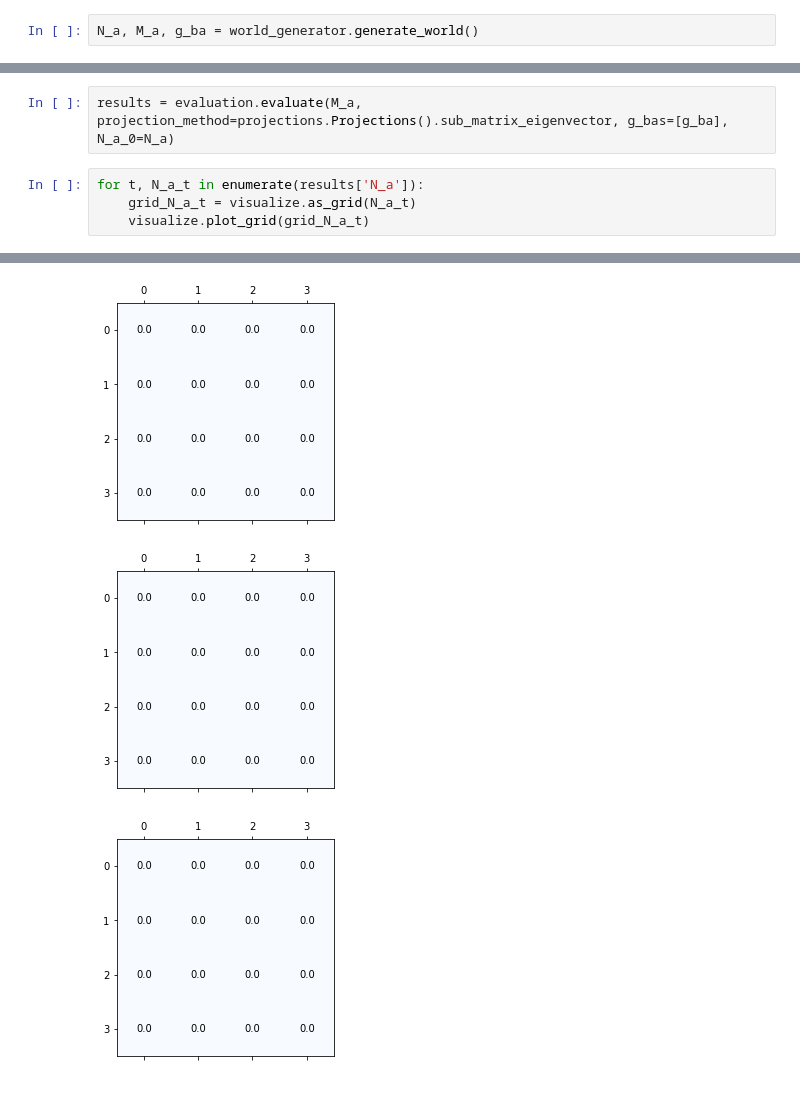
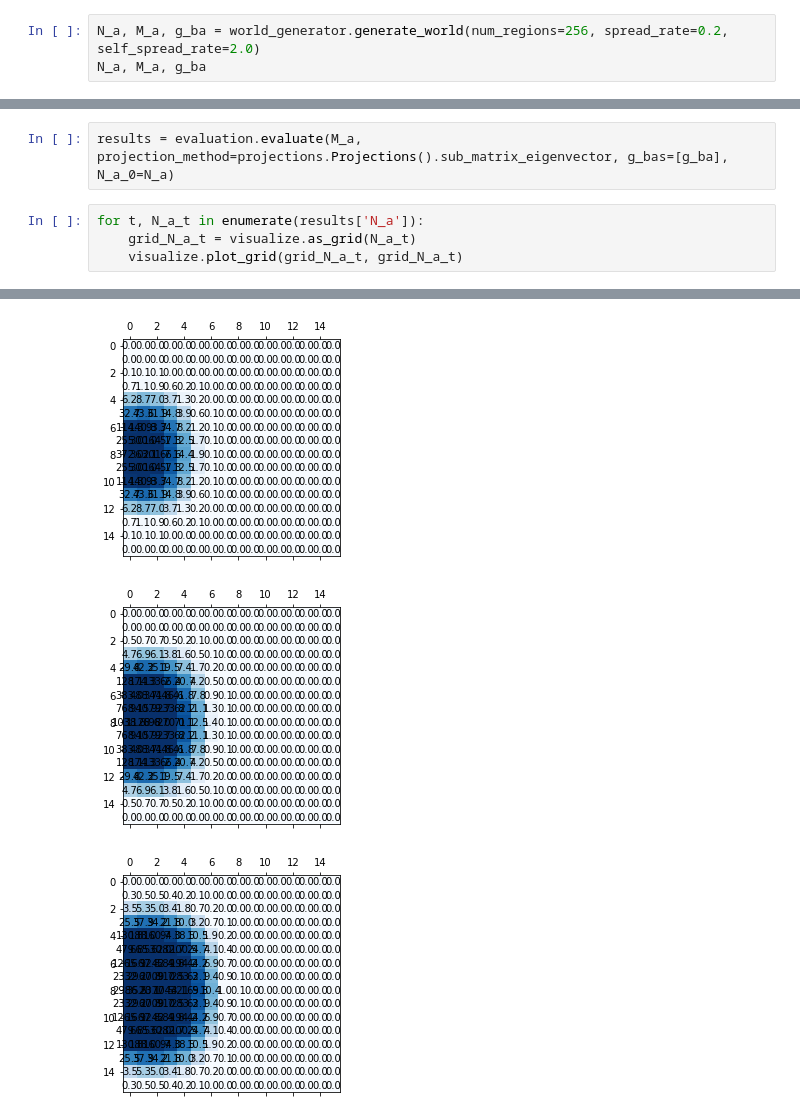
Before and after one commit to blakeelias/multi_scale_pandemic, a Jupyter notebook: Visualizations.ipynb, the cells around one changed output, grey strips where cells are left out. Saved outputs shown, nothing was run; the diff lists cells and outputs as text.

Commit message:
Plot outbreak at multiple levels of scale

```diff
--- a/Visualizations.ipynb
+++ b/Visualizations.ipynb
@@ -8,5 +8,6 @@ import world_generator
 import evaluation
 import projections
 # %%
-N_a, M_a, g_ba = world_generator.generate_world()
+N_a, M_a, g_ba = world_generator.generate_world(num_regions=256, spread_rate=0.2, self_spread_rate=2.0)
+N_a, M_a, g_ba
 # %% [output]
@@ -61,5 +42,5 @@ results = evaluation.evaluate(M_a, projection_method=projections.Projections().s
 # %%
 for t, N_a_t in enumerate(results['N_a']):
     grid_N_a_t = visualize.as_grid(N_a_t)
-    visualize.plot_grid(grid_N_a_t)
+    visualize.plot_grid(grid_N_a_t, grid_N_a_t)
 # %% [output]
@@ -73,6 +54,6 @@ for t, N_a_t in enumerate(results['N_a']):
-[figure, old version]
+[figure, new version]
-[figure, old version]
+[figure, new version]
-[figure, old version]
+[figure, new version]
 # %%
 for t, N_b_t in enumerate(results['N_bs'][1]):
     grid_N_b_t = visualize.as_grid(N_b_t)
```
Also changed, not shown: parts of 8 cells of this notebook, 2 other files.
